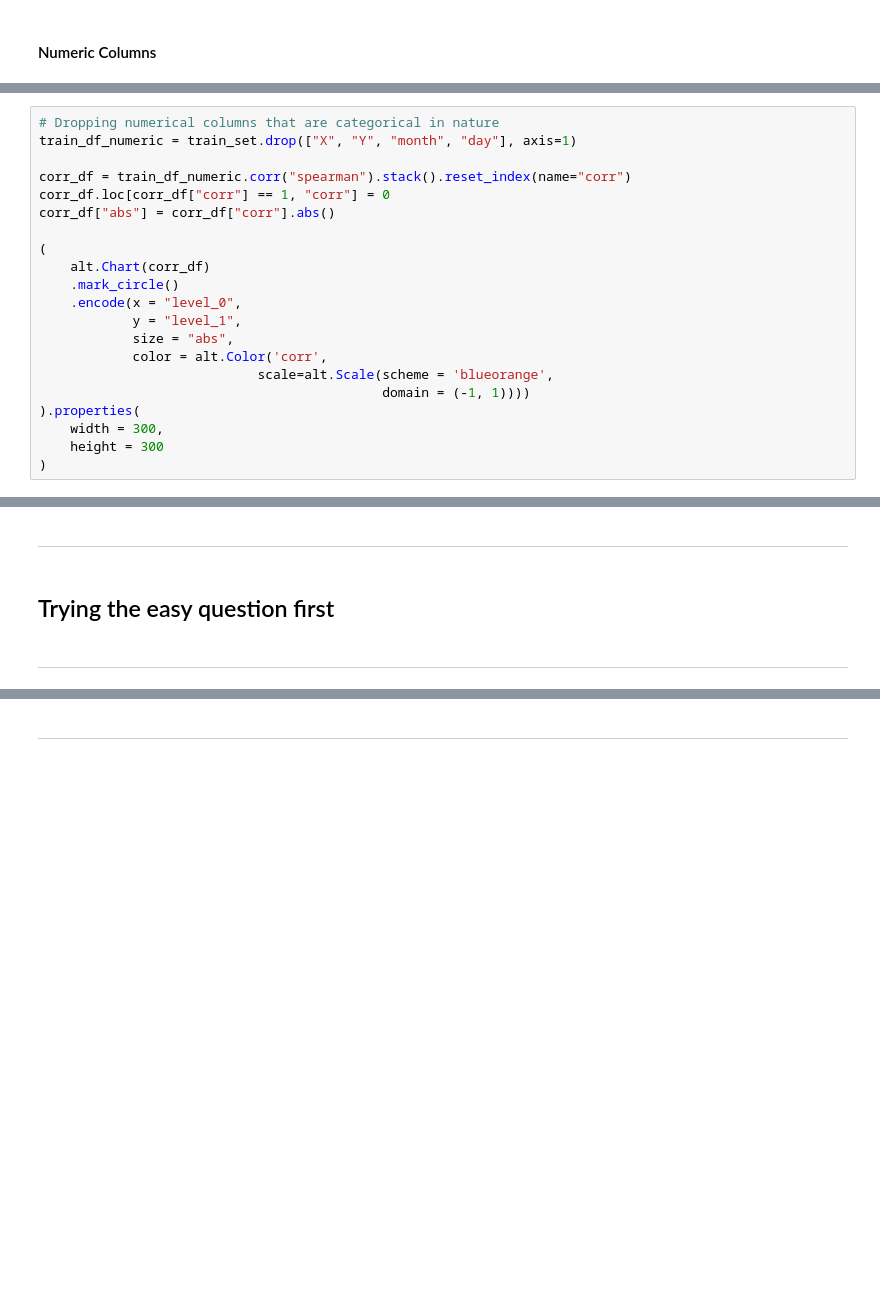
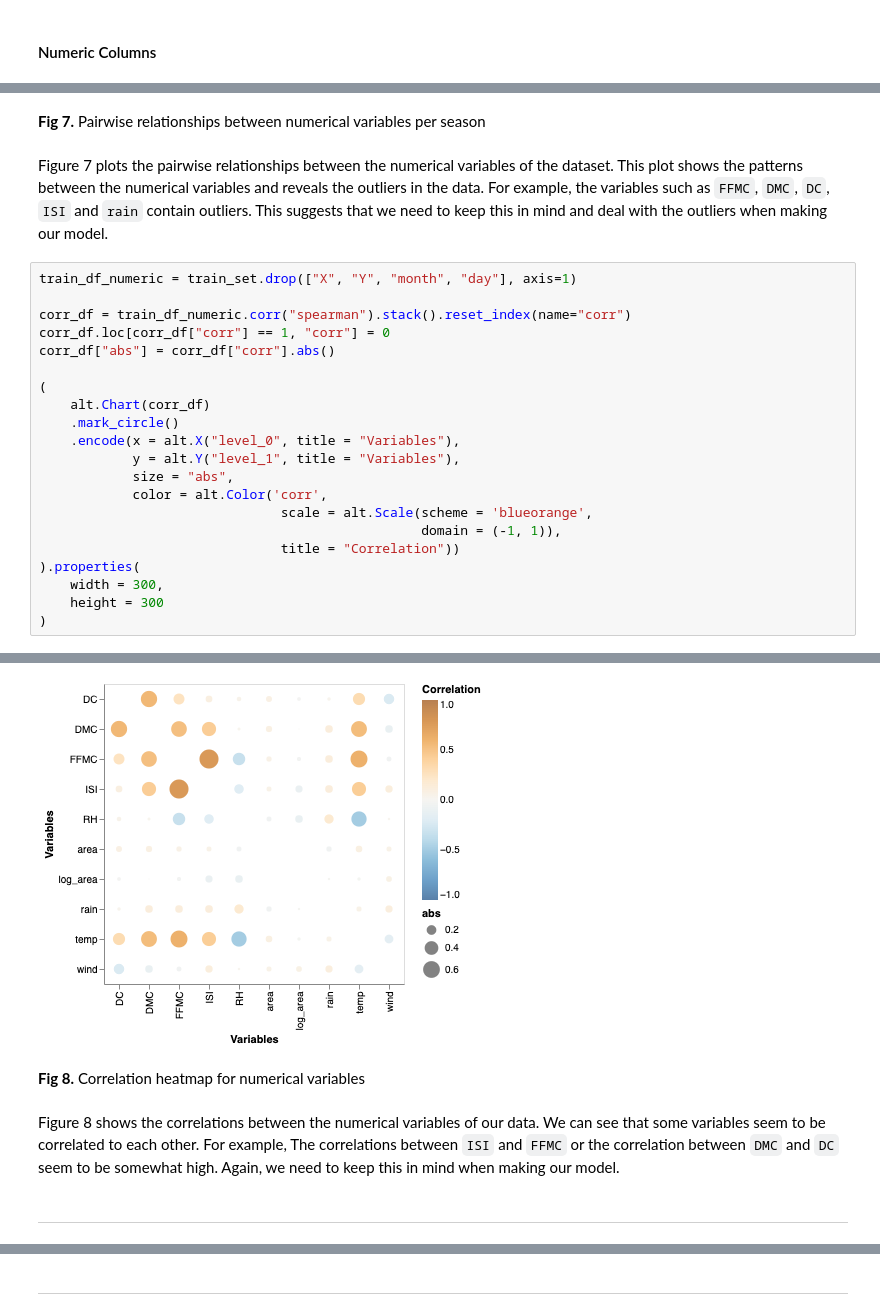
Before and after one commit to UBC-MDS/forest-fire-area-prediction, a Jupyter notebook: src/EDA.ipynb, the cells around one changed output, grey strips where cells are left out. Cells and saved outputs as stored; diff of their text form; blank space fills up the shorter version.

```diff
--- a/src/EDA.ipynb
+++ b/src/EDA.ipynb
@@ -370,5 +393,8 @@ alt.Chart(train_set).mark_circle().encode(
+# %% [markdown]
+**Fig 7.** Pairwise relationships between numerical variables per season
+# %% [markdown]
+Figure 7 plots the pairwise relationships between the numerical variables of the dataset. This plot shows the patterns between the numerical variables and reveals the outliers in the data. For example, the variables such as `FFMC`, `DMC`, `DC`, `ISI` and `rain` contain outliers. This suggests that we need to keep this in mind and deal with the outliers when making our model.
 # %%
-# Dropping numerical columns that are categorical in nature
 train_df_numeric = train_set.drop(["X", "Y", "month", "day"], axis=1)
 
 corr_df = train_df_numeric.corr("spearman").stack().reset_index(name="corr")
@@ -378,12 +404,13 @@ corr_df["abs"] = corr_df["corr"].abs()
 (
     alt.Chart(corr_df)
     .mark_circle()
-    .encode(x = "level_0",
-            y = "level_1",
+    .encode(x = alt.X("level_0", title = "Variables"),
+            y = alt.Y("level_1", title = "Variables"),
             size = "abs",
             color = alt.Color('corr',
-                            scale=alt.Scale(scheme = 'blueorange',
-                                            domain = (-1, 1))))
+                               scale = alt.Scale(scheme = 'blueorange',
+                                                 domain = (-1, 1)),
+                               title = "Correlation"))
 ).properties(
     width = 300,
     height = 300
@@ -393,7 +419,8 @@ corr_df["abs"] = corr_df["corr"].abs()
+[figure, added]
+# %% [markdown]
+**Fig 8.** Correlation heatmap for numerical variables
+# %% [markdown]
+Figure 8 shows the correlations between the numerical variables of our data. We can see that some variables seem to be correlated to each other. For example, The correlations between `ISI` and `FFMC` or the correlation between `DMC` and `DC` seem to be somewhat high. Again, we need to keep this in mind when making our model.
 # %% [markdown]
 ---
-# %% [markdown]
-## Trying the easy question first
-# %% [markdown]
----
 # %% [markdown]
```
Also changed, not shown: parts of 67 cells of this notebook, 1 other file.
